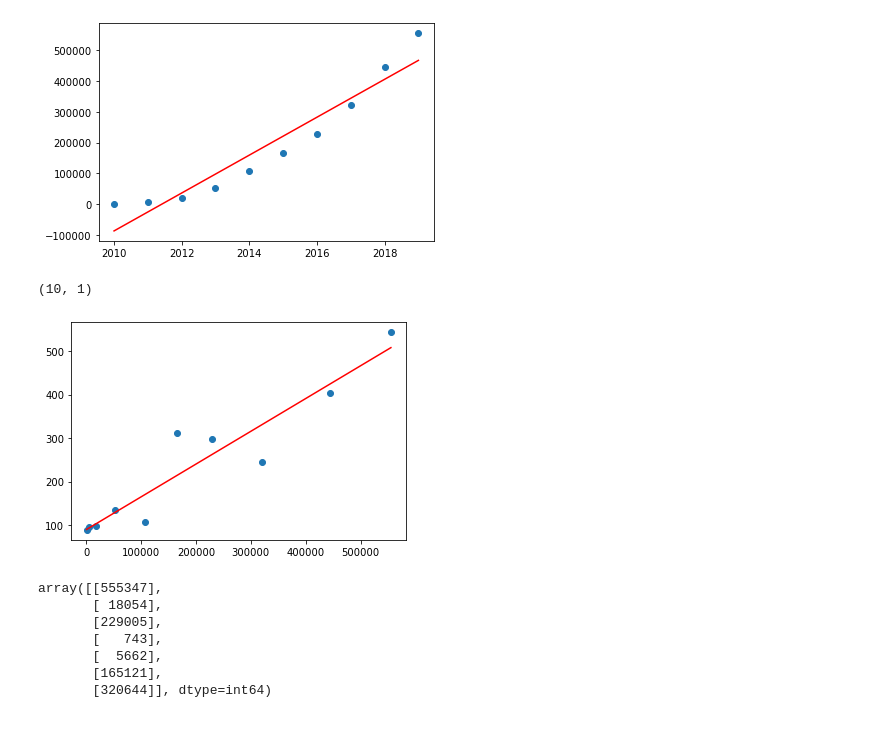
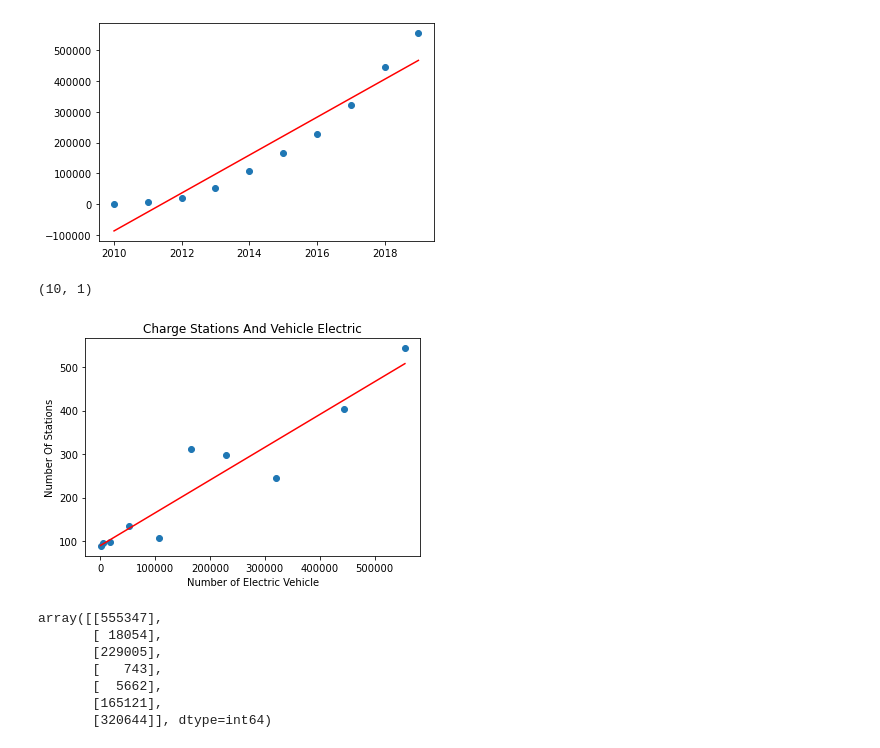
Before and after one commit to Costont/EV-Analysis, a Jupyter notebook: EV_Analysis.ipynb, the cells around one changed output. Saved outputs shown, nothing was run; the diff lists cells and outputs as text; code cells hidden in the pictures.

```diff
--- a/EV_Analysis.ipynb
+++ b/EV_Analysis.ipynb
@@ -204,21 +199,24 @@ plt.show()
 # %%
 # Charging Stations to Electric Vehicles Linear Regression model using the resampled data
 y = stations_yr_count_df['stations'].values.reshape(-1,1)
 X = evs_yr_count_df['evs'].values.reshape(-1,1)
 model =  LinearRegression()
 model.fit(X, y)
 y_pred = model.predict(X)
 
 print(y_pred.shape)
 
 
-# Scatter Plot Charging Station Vs Total Electric Vehicles Over A 8 Years
+# Scatter Plot Charging Station And Total Electric Vehicles Over A 8 Years
 plt.scatter(X, y)
 plt.plot(X, y_pred, color='red')
+plt.title('Charge Stations And Vehicle Electric')
+plt.xlabel('Number of Electric Vehicle')
+plt.ylabel('Number Of Stations')
 plt.show()
 # %% [output]
 (10, 1)
-[figure, old version]
+[figure, new version]
 # %%
 # Splitting into Train and Test sets into an 70/30 split.
 y = stations_yr_count_df['stations'].values.reshape(-1,1)
```
Also changed, not shown: parts of 2 cells of this notebook.
